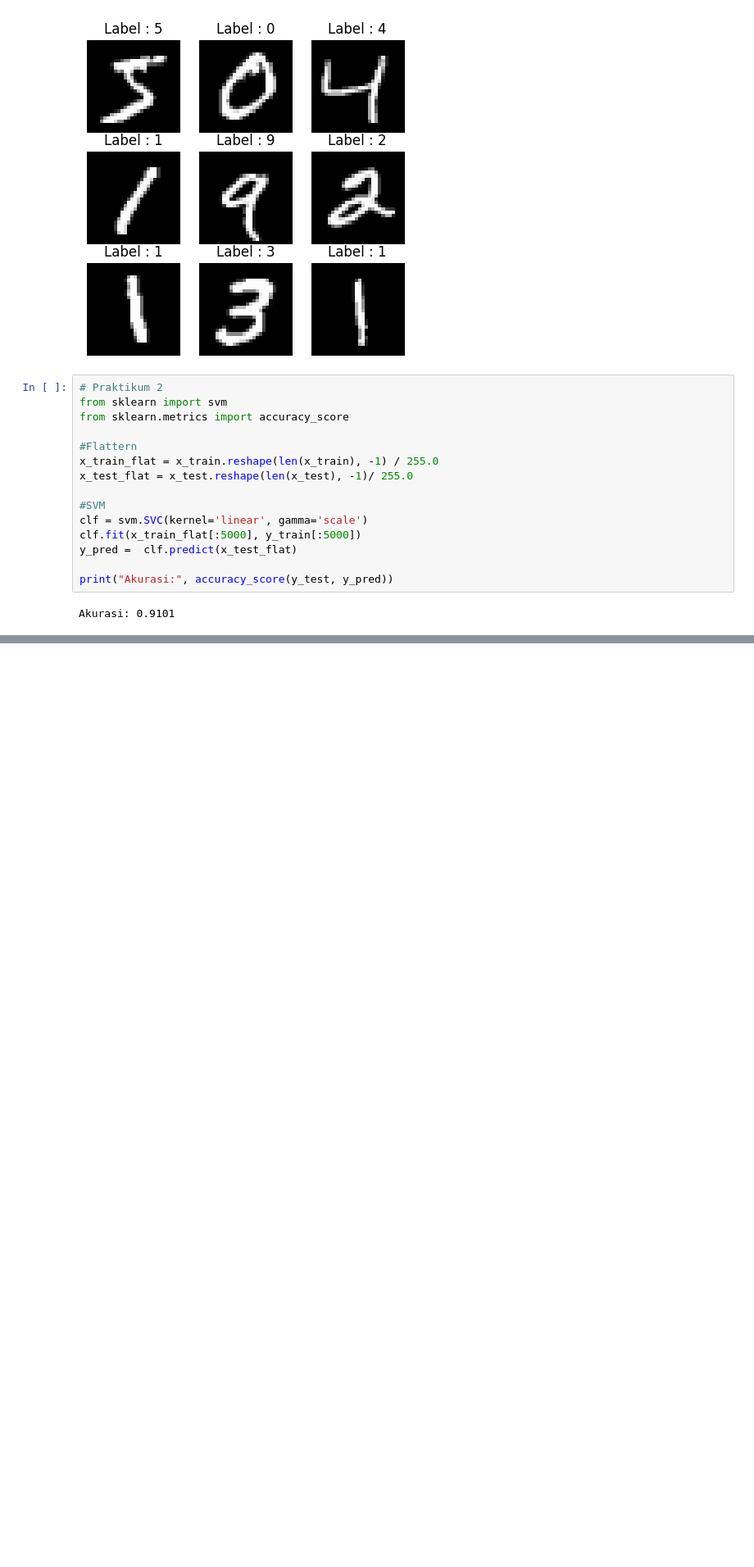
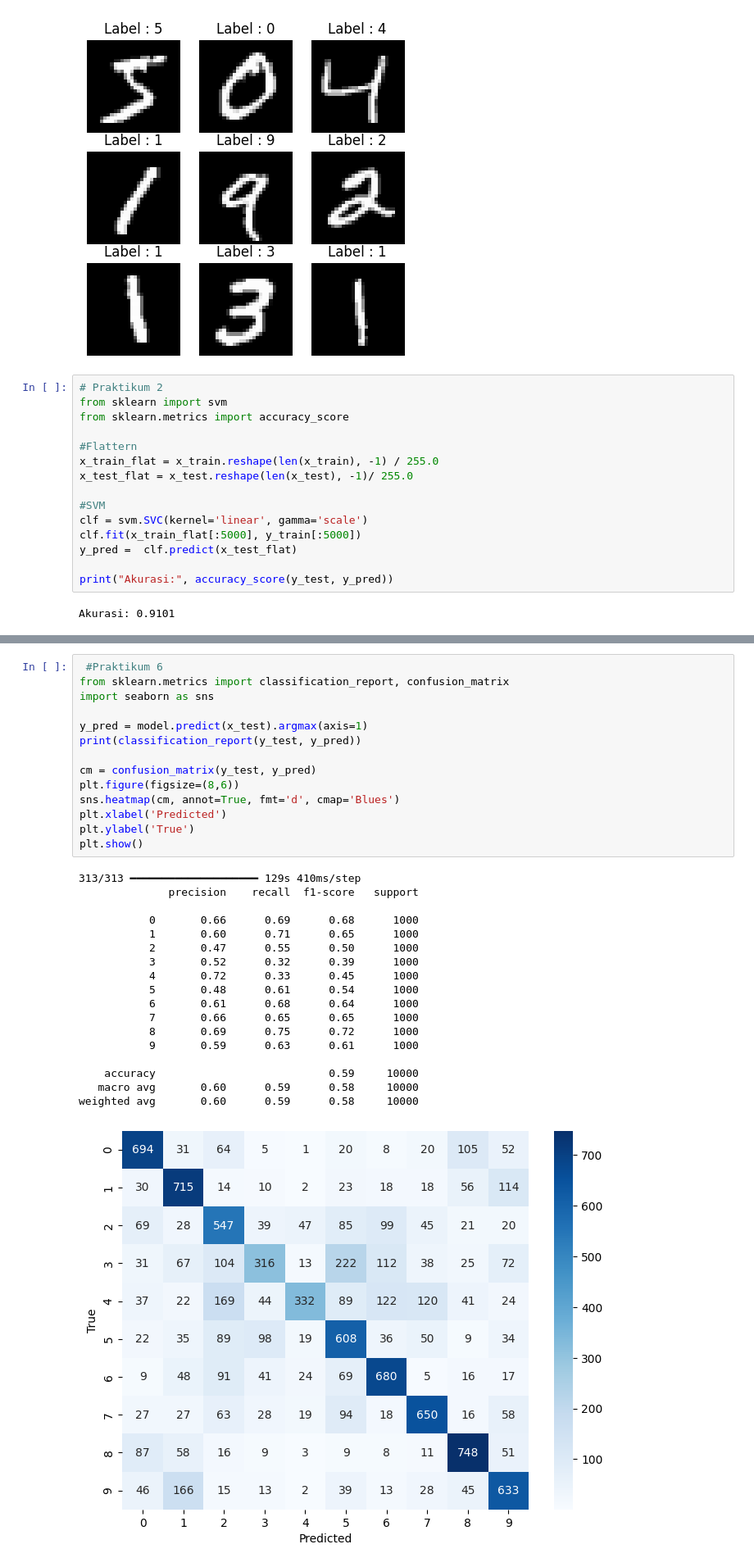
Before and after one commit to rafif22-sys/2025_VisiKomputer_TI-2A, a Jupyter notebook: Jobsheet02_VisiKomputer_RafifAli.ipynb, the cells around one changed output, grey strips where cells are left out. Shown at 82% size. Drawn from its saved outputs; the diff is of its cells as text; blank space fills up the shorter version.

```diff
--- a/Jobsheet02_VisiKomputer_RafifAli.ipynb
+++ b/Jobsheet02_VisiKomputer_RafifAli.ipynb
@@ -181,0 +207,33 @@ plt.plot(history,history['val_accuracy'],label='Training Accuracy')
+# %%
+ #Praktikum 6
+from sklearn.metrics import classification_report, confusion_matrix
+import seaborn as sns
+
+y_pred = model.predict(x_test).argmax(axis=1)
+print(classification_report(y_test, y_pred))
+
+cm = confusion_matrix(y_test, y_pred)
+plt.figure(figsize=(8,6))
+sns.heatmap(cm, annot=True, fmt='d', cmap='Blues')
+plt.xlabel('Predicted')
+plt.ylabel('True')
+plt.show()
+# %% [output]
+313/313 ━━━━━━━━━━━━━━━━━━━━ 129s 410ms/step
+              precision    recall  f1-score   support
+
+           0       0.66      0.69      0.68      1000
+           1       0.60      0.71      0.65      1000
+           2       0.47      0.55      0.50      1000
+           3       0.52      0.32      0.39      1000
+           4       0.72      0.33      0.45      1000
+           5       0.48      0.61      0.54      1000
+           6       0.61      0.68      0.64      1000
+           7       0.66      0.65      0.65      1000
+           8       0.69      0.75      0.72      1000
+           9       0.59      0.63      0.61      1000
+
+    accuracy                           0.59     10000
+   macro avg       0.60      0.59      0.58     10000
+weighted avg       0.60      0.59      0.58     10000
+[figure, added]
```
Also changed, not shown: parts of 4 cells of this notebook.
